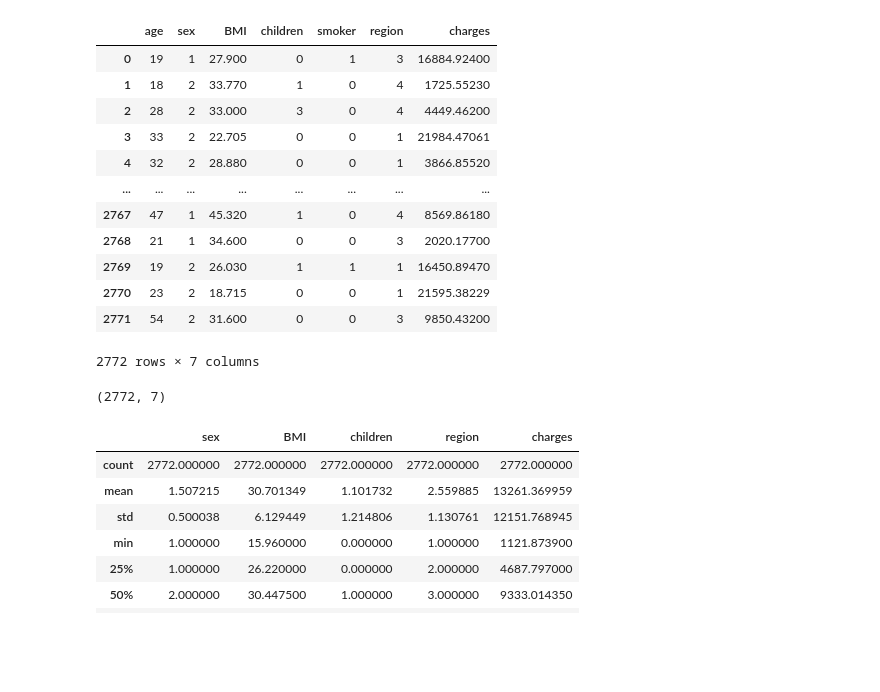
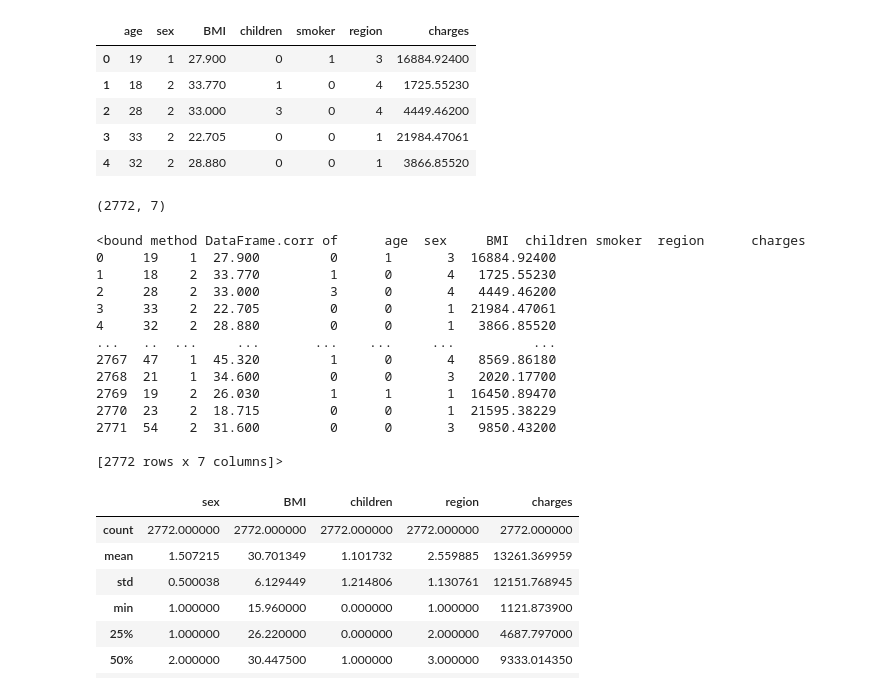
Before and after one commit to rihanyawar/Data_Science_Tutorial, a Jupyter notebook: MACHINE LEARNING/Multiple Linear Regression/Notebook6.ipynb, the cells around one changed output. Drawn from its saved outputs; the diff is of its cells as text; code cells hidden in the pictures; blank space fills up the shorter version.

```diff
--- a/MACHINE LEARNING/Multiple Linear Regression/Notebook6.ipynb
+++ b/MACHINE LEARNING/Multiple Linear Regression/Notebook6.ipynb
@@ -9,25 +9,35 @@ from sklearn.metrics import r2_score
 # %%
 df= pd.read_csv("medical_data.csv")
 # %%
-df
+df.head()
 # %% [output]
 |  | age | sex | BMI | children | smoker | region | charges |
 | 0 | 19 | 1 | 27.900 | 0 | 1 | 3 | 16884.92400 |
 | 1 | 18 | 2 | 33.770 | 1 | 0 | 4 | 1725.55230 |
 | 2 | 28 | 2 | 33.000 | 3 | 0 | 4 | 4449.46200 |
 | 3 | 33 | 2 | 22.705 | 0 | 0 | 1 | 21984.47061 |
 | 4 | 32 | 2 | 28.880 | 0 | 0 | 1 | 3866.85520 |
-| ... | ... | ... | ... | ... | ... | ... | ... |
-| 2767 | 47 | 1 | 45.320 | 1 | 0 | 4 | 8569.86180 |
-| 2768 | 21 | 1 | 34.600 | 0 | 0 | 3 | 2020.17700 |
-| 2769 | 19 | 2 | 26.030 | 1 | 1 | 1 | 16450.89470 |
-| 2770 | 23 | 2 | 18.715 | 0 | 0 | 1 | 21595.38229 |
-| 2771 | 54 | 2 | 31.600 | 0 | 0 | 3 | 9850.43200 |
-2772 rows × 7 columns
 # %%
 df.shape
 # %% [output]
 (2772, 7)
+# %%
+df.corr
+# %% [output]
+<bound method DataFrame.corr of      age  sex     BMI  children smoker  region      charges
+0     19    1  27.900         0      1       3  16884.92400
+1     18    2  33.770         1      0       4   1725.55230
+2     28    2  33.000         3      0       4   4449.46200
+3     33    2  22.705         0      0       1  21984.47061
+4     32    2  28.880         0      0       1   3866.85520
+...   ..  ...     ...       ...    ...     ...          ...
+2767  47    1  45.320         1      0       4   8569.86180
+2768  21    1  34.600         0      0       3   2020.17700
+2769  19    2  26.030         1      1       1  16450.89470
+2770  23    2  18.715         0      0       1  21595.38229
+2771  54    2  31.600         0      0       3   9850.43200
+
+[2772 rows x 7 columns]>
 # %%
 df.describe()
 # %% [output]
```
Also changed, not shown: parts of 3 cells of this notebook.
